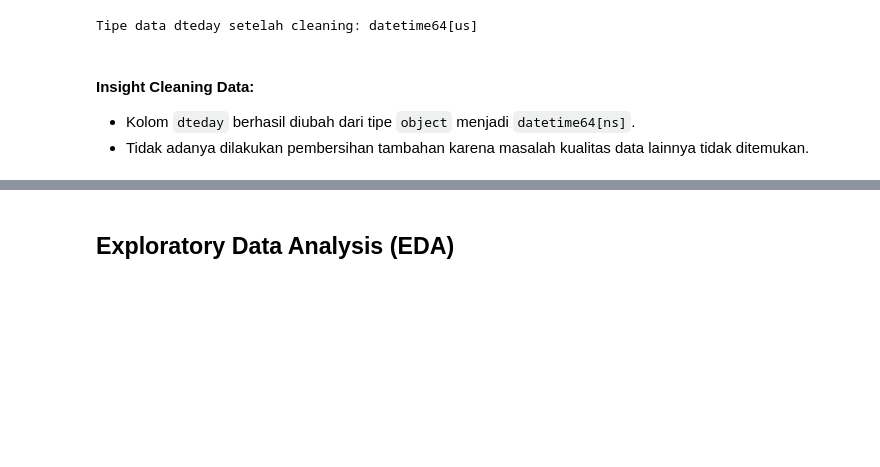
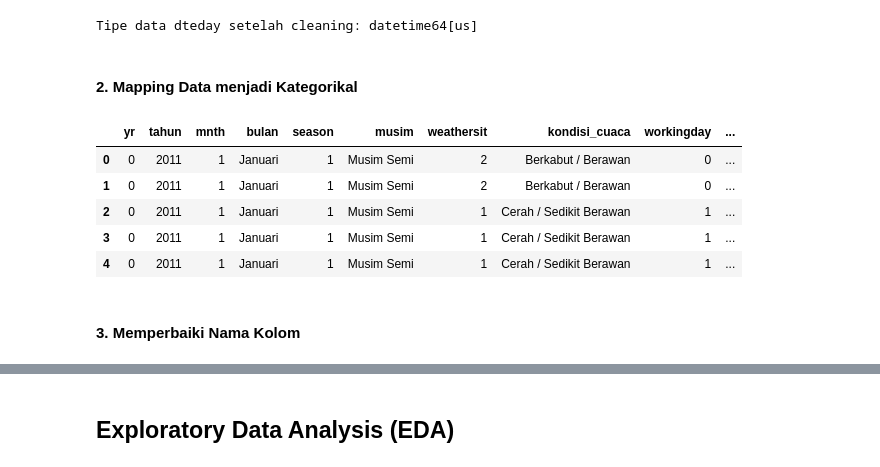
Before and after one commit to Bujawan22/AnalyticData, a Jupyter notebook: notebook.ipynb, the cells around one changed output, grey strips where cells are left out. Drawn from its saved outputs; the diff is of its cells as text; code cells hidden in the pictures; blank space fills up the shorter version.

Commit message:
Update keseluruhan kode berdasarkan revisi diberikan

```diff
--- a/notebook.ipynb
+++ b/notebook.ipynb
@@ -283,7 +283,63 @@ day_df["dteday"] = pd.to_datetime(day_df["dteday"])
 print("Tipe data dteday setelah cleaning:", day_df["dteday"].dtype)
 # %% [output]
 Tipe data dteday setelah cleaning: datetime64[us]
-# %% [markdown]
-#### **Insight Cleaning Data:**
-- Kolom `dteday` berhasil diubah dari tipe `object` menjadi `datetime64[ns]`.
-- Tidak adanya dilakukan pembersihan tambahan karena masalah kualitas data lainnya tidak ditemukan.
+# %% [markdown]
+#### 2. Mapping Data menjadi Kategorikal
+# %%
+# Mengubah kode numerik menjadi kategori
+day_df["tahun"] = day_df["yr"].map({
+    0: "2011",
+    1: "2012"
+})
+
+day_df["bulan"] = day_df["mnth"].map({
+    1: "Januari",
+    2: "Februari",
+    3: "Maret",
+    4: "April",
+    5: "Mei",
+    6: "Juni",
+    7: "Juli",
+    8: "Agustus",
+    9: "September",
+    10: "Oktober",
+    11: "November",
+    12: "Desember"
+})
+
+day_df["musim"] = day_df["season"].map({
+    1: "Musim Semi",
+    2: "Musim Panas",
+    3: "Musim Gugur",
+    4: "Musim Dingin"
+})
+
+day_df["kondisi_cuaca"] = day_df["weathersit"].map({
+    1: "Cerah / Sedikit Berawan",
+    2: "Berkabut / Berawan",
+    3: "Hujan atau Salju Ringan",
+    4: "Hujan Lebat / Salju / Kabut"
+})
+
+day_df["jenis_hari"] = day_df["workingday"].map({
+    0: "Hari Nonkerja",
+    1: "Hari Kerja"
+})
+
+# Memeriksa hasil mapping
+day_df[[
+    "yr", "tahun",
+    "mnth", "bulan",
+    "season", "musim",
+    "weathersit", "kondisi_cuaca",
+    "workingday", "jenis_hari"
+]].head()
+# %% [output]
+|  | yr | tahun | mnth | bulan | season | musim | weathersit | kondisi_cuaca | workingday | ... |
+| 0 | 0 | 2011 | 1 | Januari | 1 | Musim Semi | 2 | Berkabut / Berawan | 0 | ... |
+| 1 | 0 | 2011 | 1 | Januari | 1 | Musim Semi | 2 | Berkabut / Berawan | 0 | ... |
+| 2 | 0 | 2011 | 1 | Januari | 1 | Musim Semi | 1 | Cerah / Sedikit Berawan | 1 | ... |
+| 3 | 0 | 2011 | 1 | Januari | 1 | Musim Semi | 1 | Cerah / Sedikit Berawan | 1 | ... |
+| 4 | 0 | 2011 | 1 | Januari | 1 | Musim Semi | 1 | Cerah / Sedikit Berawan | 1 | ... |
+# %% [markdown]
+#### 3. Memperbaiki Nama Kolom
```
Also changed, not shown: parts of 15 cells of this notebook, 5 other files.
